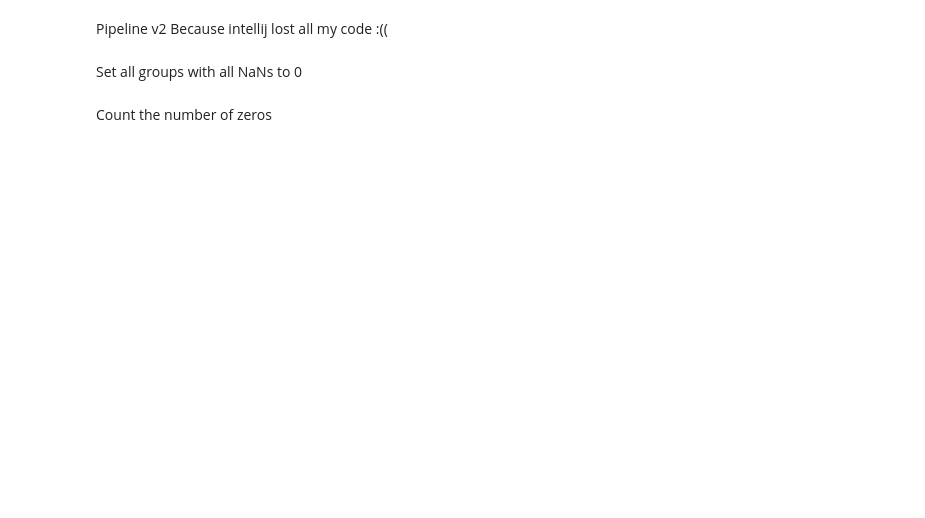
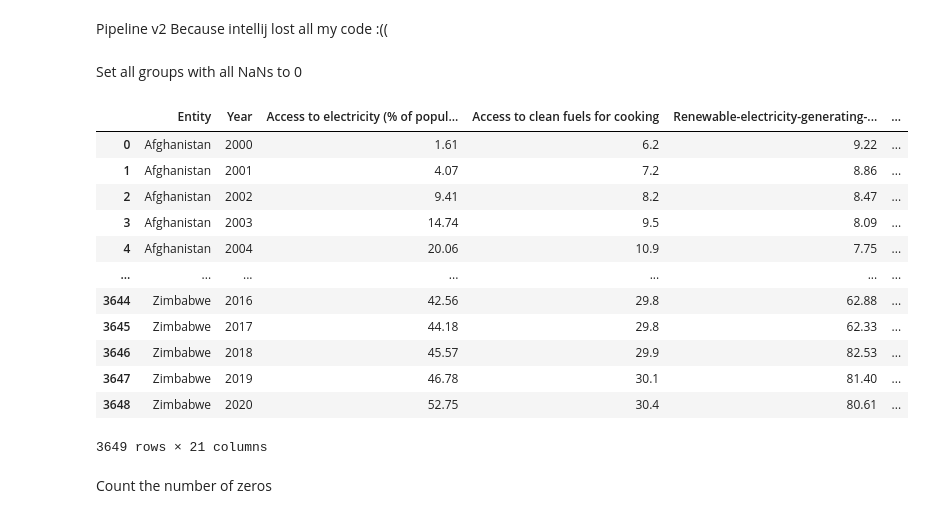
Before and after one commit to LiamBurgess18015001/COS711, a Jupyter notebook: Assignment 2/ANN/Data_Cleaning/clean_data.ipynb, the cells around one changed output. Drawn from its saved outputs; the diff is of its cells as text; code cells hidden in the pictures; blank space fills up the shorter version.

```diff
--- a/Assignment 2/ANN/Data_Cleaning/clean_data.ipynb
+++ b/Assignment 2/ANN/Data_Cleaning/clean_data.ipynb
@@ -45,10 +93,27 @@ Because intellij lost all my code :((
 Set all groups with all NaNs to 0
 # %%
 groups_with_all_nans = data.groupby("Entity").apply(lambda grp: grp.isna().all())
-for grp in groups_with_all_nans:
-    print(grp)
-    # if groups_with_all_nans[grp[0], grp[1]]:
-    #     data.loc[grp[0], grp[1]] = 0
+pd.DataFrame(groups_with_all_nans)
+axis_a, axis_b = groups_with_all_nans.axes
+for axi_a in axis_a:
+    for axi_b in axis_b[1:]:
+        if groups_with_all_nans.loc[axi_a, axi_b]:
+            data.loc[data["Entity"]==axi_a, axi_b] = 0
+pd.DataFrame(data)
+# %% [output]
+|  | Entity | Year | Access to electricity (% of popul... | Access to clean fuels for cooking | Renewable-electricity-generating-... | ... |
+| 0 | Afghanistan | 2000 | 1.61 | 6.2 | 9.22 | ... |
+| 1 | Afghanistan | 2001 | 4.07 | 7.2 | 8.86 | ... |
+| 2 | Afghanistan | 2002 | 9.41 | 8.2 | 8.47 | ... |
+| 3 | Afghanistan | 2003 | 14.74 | 9.5 | 8.09 | ... |
+| 4 | Afghanistan | 2004 | 20.06 | 10.9 | 7.75 | ... |
+| ... | ... | ... | ... | ... | ... | ... |
+| 3644 | Zimbabwe | 2016 | 42.56 | 29.8 | 62.88 | ... |
+| 3645 | Zimbabwe | 2017 | 44.18 | 29.8 | 62.33 | ... |
+| 3646 | Zimbabwe | 2018 | 45.57 | 29.9 | 82.53 | ... |
+| 3647 | Zimbabwe | 2019 | 46.78 | 30.1 | 81.40 | ... |
+| 3648 | Zimbabwe | 2020 | 52.75 | 30.4 | 80.61 | ... |
+3649 rows × 21 columns
 # %% [markdown]
 Count the number of zeros
 # %%
```
Also changed, not shown: parts of 6 cells of this notebook.
